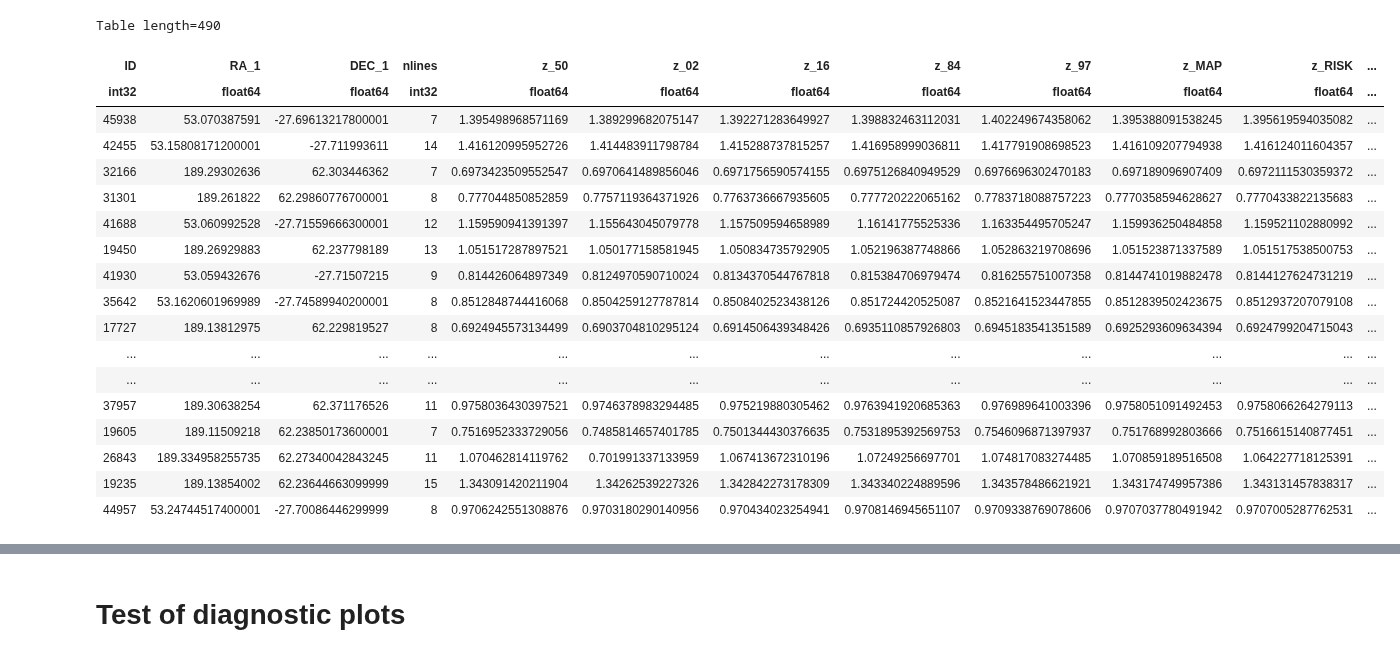
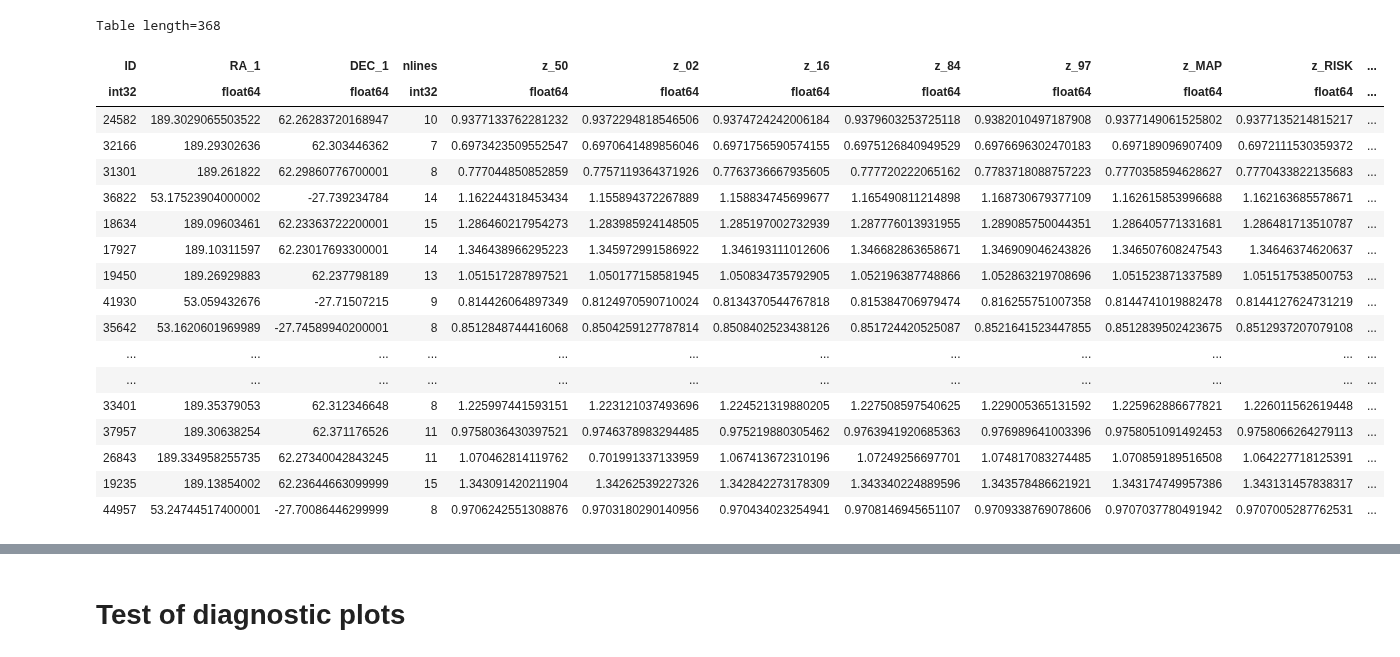
Before and after one commit to 2003cy/Balmer-Decrement-CLEAR, a Jupyter notebook: manual_selection.ipynb, the cells around one changed output, grey strips where cells are left out. Cells and saved outputs as stored; diff of their text form; code cells hidden in the pictures.

```diff
--- a/manual_selection.ipynb
+++ b/manual_selection.ipynb
@@ -1,50 +1,39 @@
 # %%
 from astropy.io import fits
 from astropy.table import Table
+import numpy as np
+from tqdm.auto import tqdm
 
 #gen a file path list with all .fits files in a directory
-import os
-profiles_dir = 'output/data_radial_profiles/'
-fits_files = [os.path.join(profiles_dir, f) for f in os.listdir(profiles_dir) if f.endswith('.fits')]
-rows = []
-
-for file_path in fits_files:
-    with fits.open(file_path) as hdul:
-        obj_row = Table(hdul[1].data)
-        r = obj_row['distance']
-        ha = obj_row['ha']; ha_limit=obj
-
-        #first manual selection based on sn_limit
-        mask_r = (r < 1*obj['re']/0.1*obj['pixel_length'])
-        mask_sb_limit = (ha > ha_limit) & (hb > hb_limit)
-        if len(r[mask_r & mask_sb_limit]) > 0:
-                has_profile = 1
-        else:
-                has_profile = 0
-        if obj_row['has_profile'] == 1:
-            rows.append(obj_row[0])
-
-#gen master table
-master_table = Table(rows=rows)
-
-master_table
+master_table = Table.read("master_table.fits")
+for obj in master_table:
+    r = obj['distance']
+    ha=obj['ha'];ha_limit=obj['ha_limit']
+    hb=obj['hb'];hb_limit=obj['hb_limit']
+    mask_r = (r < 1*obj['re'])
+    mask_sb = (ha > ha_limit) & (hb > hb_limit)
+    if len(r[mask_r & mask_sb]) >= 1 and (obj['sn_hb']>2):
+            obj['has_profile'] = 1
+    else:
+            obj['has_profile'] = 0
+master_table[master_table['has_profile'] == 1]
 # %% [output]
-Table length=490
+Table length=368
 | ID | RA_1 | DEC_1 | nlines | z_50 | z_02 | z_16 | z_84 | z_97 | z_MAP | z_RISK | ... |
 | int32 | float64 | float64 | int32 | float64 | float64 | float64 | float64 | float64 | float64 | float64 | ... |
-| 45938 | 53.070387591 | -27.69613217800001 | 7 | 1.395498968571169 | 1.389299682075147 | 1.392271283649927 | 1.398832463112031 | 1.402249674358062 | 1.395388091538245 | 1.395619594035082 | ... |
-| 42455 | 53.15808171200001 | -27.711993611 | 14 | 1.416120995952726 | 1.414483911798784 | 1.415288737815257 | 1.416958999036811 | 1.417791908698523 | 1.416109207794938 | 1.416124011604357 | ... |
+| 24582 | 189.3029065503522 | 62.26283720168947 | 10 | 0.9377133762281232 | 0.9372294818546506 | 0.9374724242006184 | 0.9379603253725118 | 0.9382010497187908 | 0.9377149061525802 | 0.9377135214815217 | ... |
 | 32166 | 189.29302636 | 62.303446362 | 7 | 0.6973423509552547 | 0.6970641489856046 | 0.6971756590574155 | 0.6975126840949529 | 0.6976696302470183 | 0.697189096907409 | 0.6972111530359372 | ... |
 | 31301 | 189.261822 | 62.29860776700001 | 8 | 0.777044850852859 | 0.7757119364371926 | 0.7763736667935605 | 0.777720222065162 | 0.7783718088757223 | 0.7770358594628627 | 0.7770433822135683 | ... |
-| 41688 | 53.060992528 | -27.71559666300001 | 12 | 1.159590941391397 | 1.155643045079778 | 1.157509594658989 | 1.16141775525336 | 1.163354495705247 | 1.159936250484858 | 1.159521102880992 | ... |
+| 36822 | 53.17523904000002 | -27.739234784 | 14 | 1.162244318453434 | 1.155894372267889 | 1.158834745699677 | 1.165490811214898 | 1.168730679377109 | 1.162615853996688 | 1.162163685578671 | ... |
+| 18634 | 189.09603461 | 62.23363722200001 | 15 | 1.286460217954273 | 1.283985924148505 | 1.285197002732939 | 1.287776013931955 | 1.289085750044351 | 1.286405771331681 | 1.286481713510787 | ... |
+| 17927 | 189.10311597 | 62.23017693300001 | 14 | 1.346438966295223 | 1.345972991586922 | 1.346193111012606 | 1.346682863658671 | 1.346909046243826 | 1.346507608247543 | 1.34646374620637 | ... |
 | 19450 | 189.26929883 | 62.237798189 | 13 | 1.051517287897521 | 1.050177158581945 | 1.050834735792905 | 1.052196387748866 | 1.052863219708696 | 1.051523871337589 | 1.051517538500753 | ... |
 | 41930 | 53.059432676 | -27.71507215 | 9 | 0.814426064897349 | 0.8124970590710024 | 0.8134370544767818 | 0.815384706979474 | 0.816255751007358 | 0.8144741019882478 | 0.8144127624731219 | ... |
 | 35642 | 53.1620601969989 | -27.74589940200001 | 8 | 0.8512848744416068 | 0.8504259127787814 | 0.8508402523438126 | 0.851724420525087 | 0.8521641523447855 | 0.8512839502423675 | 0.8512937207079108 | ... |
-| 17727 | 189.13812975 | 62.229819527 | 8 | 0.6924945573134499 | 0.6903704810295124 | 0.6914506439348426 | 0.6935110857926803 | 0.6945183541351589 | 0.6925293609634394 | 0.6924799204715043 | ... |
 | ... | ... | ... | ... | ... | ... | ... | ... | ... | ... | ... | ... |
 | ... | ... | ... | ... | ... | ... | ... | ... | ... | ... | ... | ... |
+| 33401 | 189.35379053 | 62.312346648 | 8 | 1.225997441593151 | 1.223121037493696 | 1.224521319880205 | 1.227508597540625 | 1.229005365131592 | 1.225962886677821 | 1.226011562619448 | ... |
 | 37957 | 189.30638254 | 62.371176526 | 11 | 0.9758036430397521 | 0.9746378983294485 | 0.975219880305462 | 0.9763941920685363 | 0.976989641003396 | 0.9758051091492453 | 0.9758066264279113 | ... |
-| 19605 | 189.11509218 | 62.23850173600001 | 7 | 0.7516952333729056 | 0.7485814657401785 | 0.7501344430376635 | 0.7531895392569753 | 0.7546096871397937 | 0.751768992803666 | 0.7516615140877451 | ... |
 | 26843 | 189.334958255735 | 62.27340042843245 | 11 | 1.070462814119762 | 0.701991337133959 | 1.067413672310196 | 1.07249256697701 | 1.074817083274485 | 1.070859189516508 | 1.064227718125391 | ... |
 | 19235 | 189.13854002 | 62.23644663099999 | 15 | 1.343091420211904 | 1.34262539227326 | 1.342842273178309 | 1.343340224889596 | 1.343578486621921 | 1.343174749957386 | 1.343131457838317 | ... |
 | 44957 | 53.24744517400001 | -27.70086446299999 | 8 | 0.9706242551308876 | 0.9703180290140956 | 0.970434023254941 | 0.9708146945651107 | 0.9709338769078606 | 0.9707037780491942 | 0.9707005287762531 | ... |
```
Also changed, not shown: parts of 2 cells of this notebook, 6 other files.
